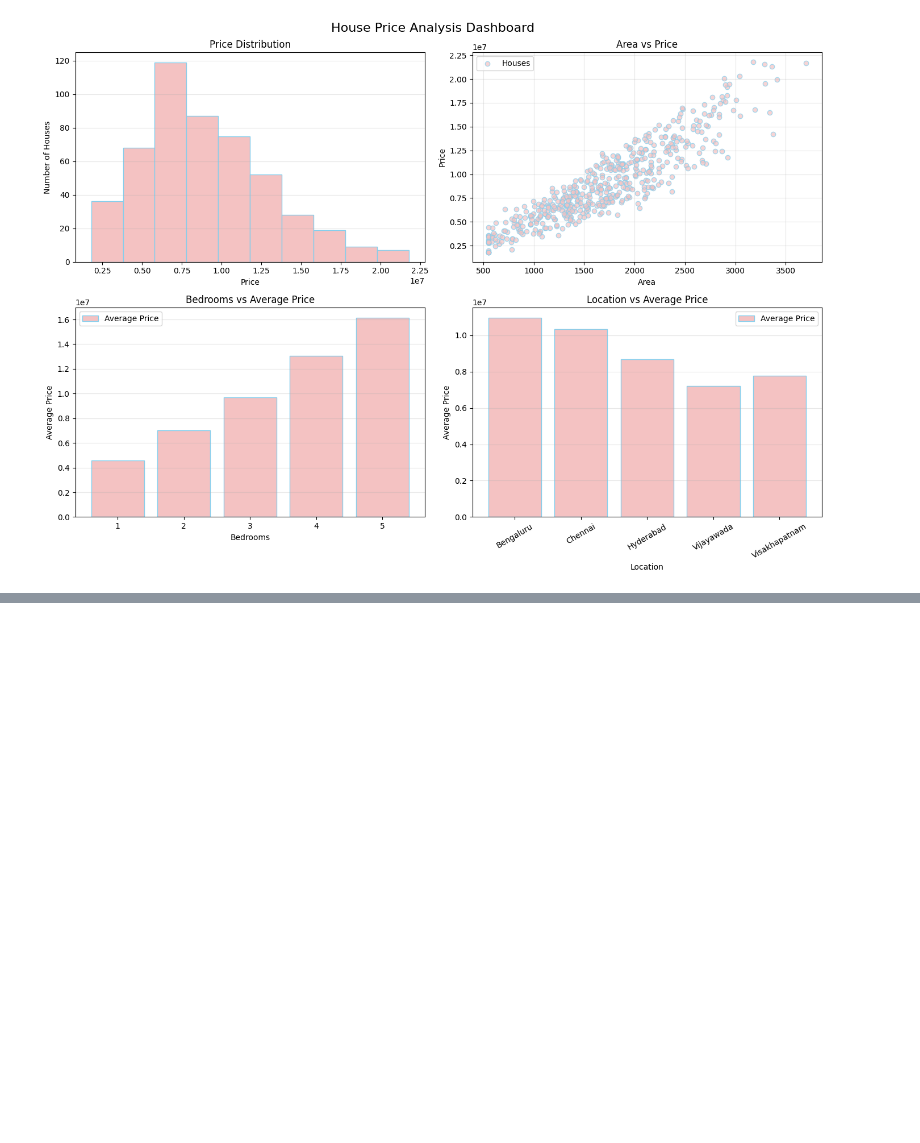
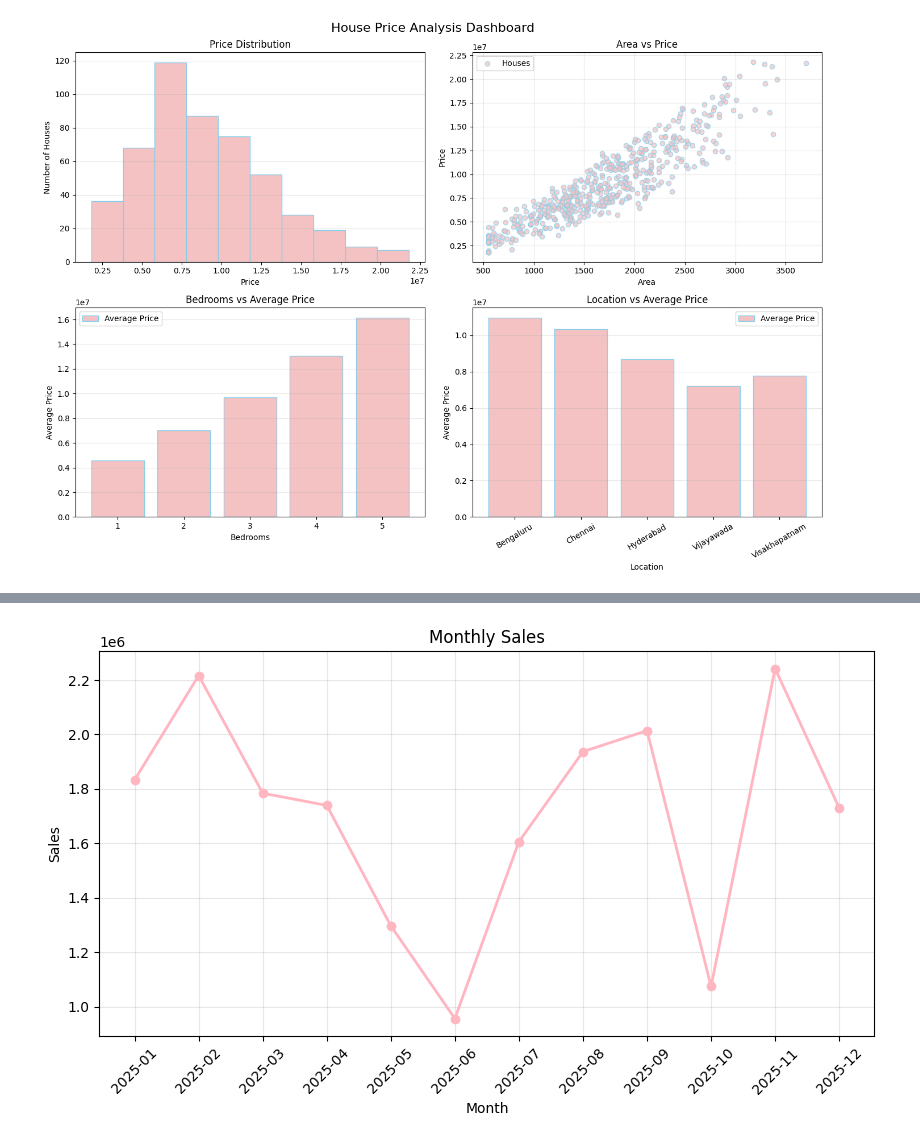
Before and after one commit to NagothuVarshitha/Data-Visualization, a Jupyter notebook: Task2_22AUG.ipynb, the cells around one changed output, grey strips where cells are left out. Saved outputs shown, nothing was run; the diff lists cells and outputs as text; code cells hidden in the pictures; blank space fills up the shorter version.

```diff
--- a/Task2_22AUG.ipynb
+++ b/Task2_22AUG.ipynb
@@ -521,0 +539,13 @@ plt.show()
+# %%
+"""
+Step 1: Load the e-commerce sales dataset and import the libraries required for analysis and visualization.
+"""
+
+import pandas as pd  # Imports Pandas for data handling.
+import matplotlib.pyplot as plt  # Imports Matplotlib for creating graphs.
+
+df = pd.read_csv("ecommerce_sales_dashboard_dataset.csv")  # Loads the e-commerce sales dataset.
+df["Date"] = pd.to_datetime(df["Date"])  # Converts the Date column into datetime format.
+
+print(df.head())  # Displays the first five records.
+print(df.shape)  # Displays the number of rows and columns.
@@ -521,0 +567,21 @@ plt.show()
+# %%
+"""
+Step 2: Calculate monthly sales and display them using a line chart.
+A line chart is appropriate because sales are being analyzed over time.
+"""
+
+monthly_sales = df.groupby(df["Date"].dt.to_period("M"))["Sales"].sum()  # Calculates total sales for each month.
+monthly_sales.index = monthly_sales.index.astype(str)  # Converts month values into strings for plotting.
+
+plt.figure(figsize=(10,5))  # Sets the size of the graph.
+plt.plot(monthly_sales.index,monthly_sales.values,color="#FFB6C1",marker="o",linewidth=2)  # Plots monthly sales using baby pink.
+plt.title("Monthly Sales")  # Sets the graph title.
+plt.xlabel("Month")  # Sets the x-axis label.
+plt.ylabel("Sales")  # Sets the y-axis label.
+plt.xticks(rotation=45)  # Rotates month labels for readability.
+plt.grid(alpha=0.3)  # Adds a light grid to make values easier to compare.
+plt.show()  # Displays the graph.
+
+#why line chart?--A line chart is suitable because months follow a natural time order. It makes increases, decreases, and sales trends easy to identify.
+# %% [output]
+[figure, added]
```
Also changed, not shown: parts of 20 cells of this notebook, 1 other file.
